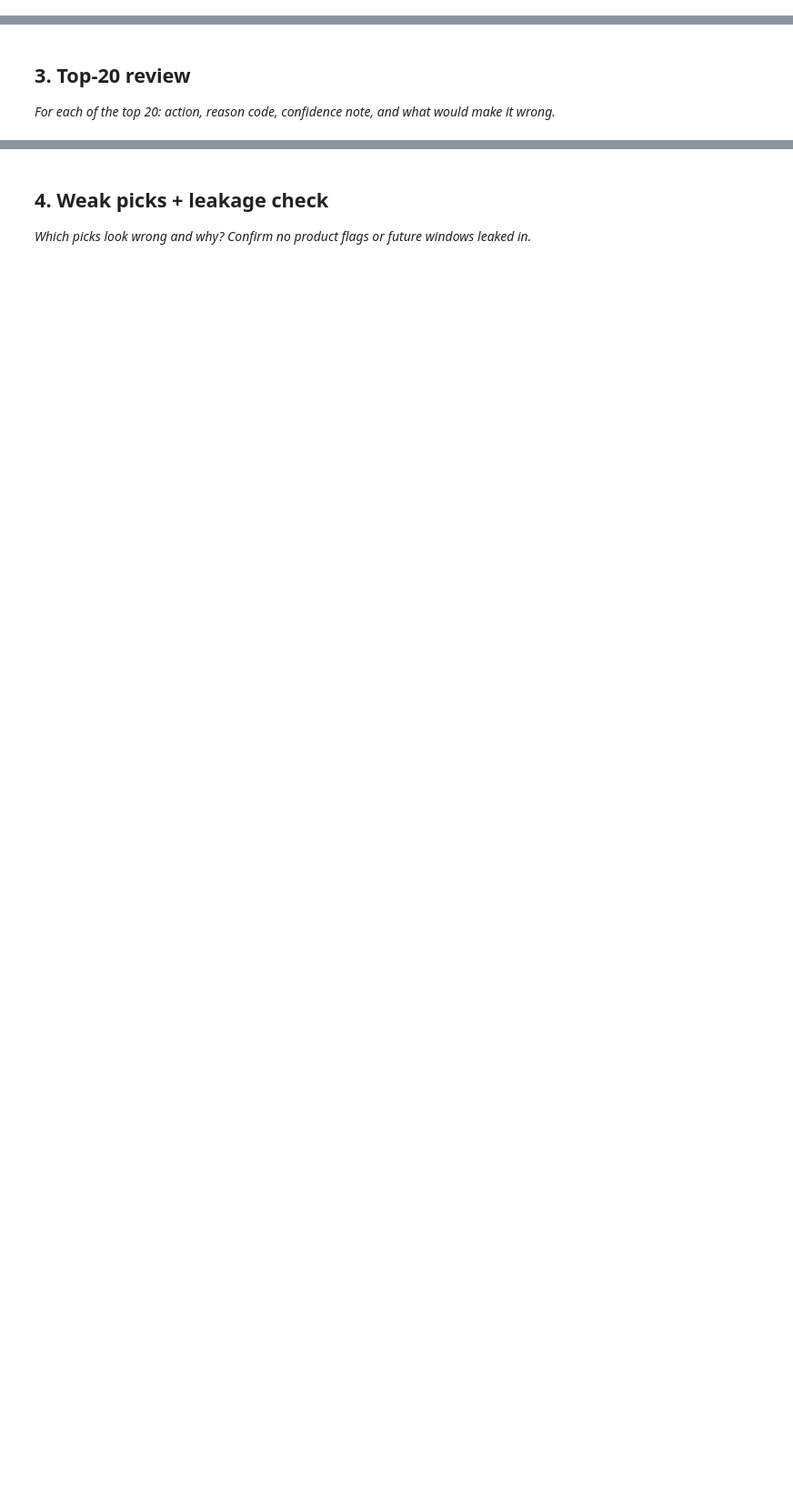
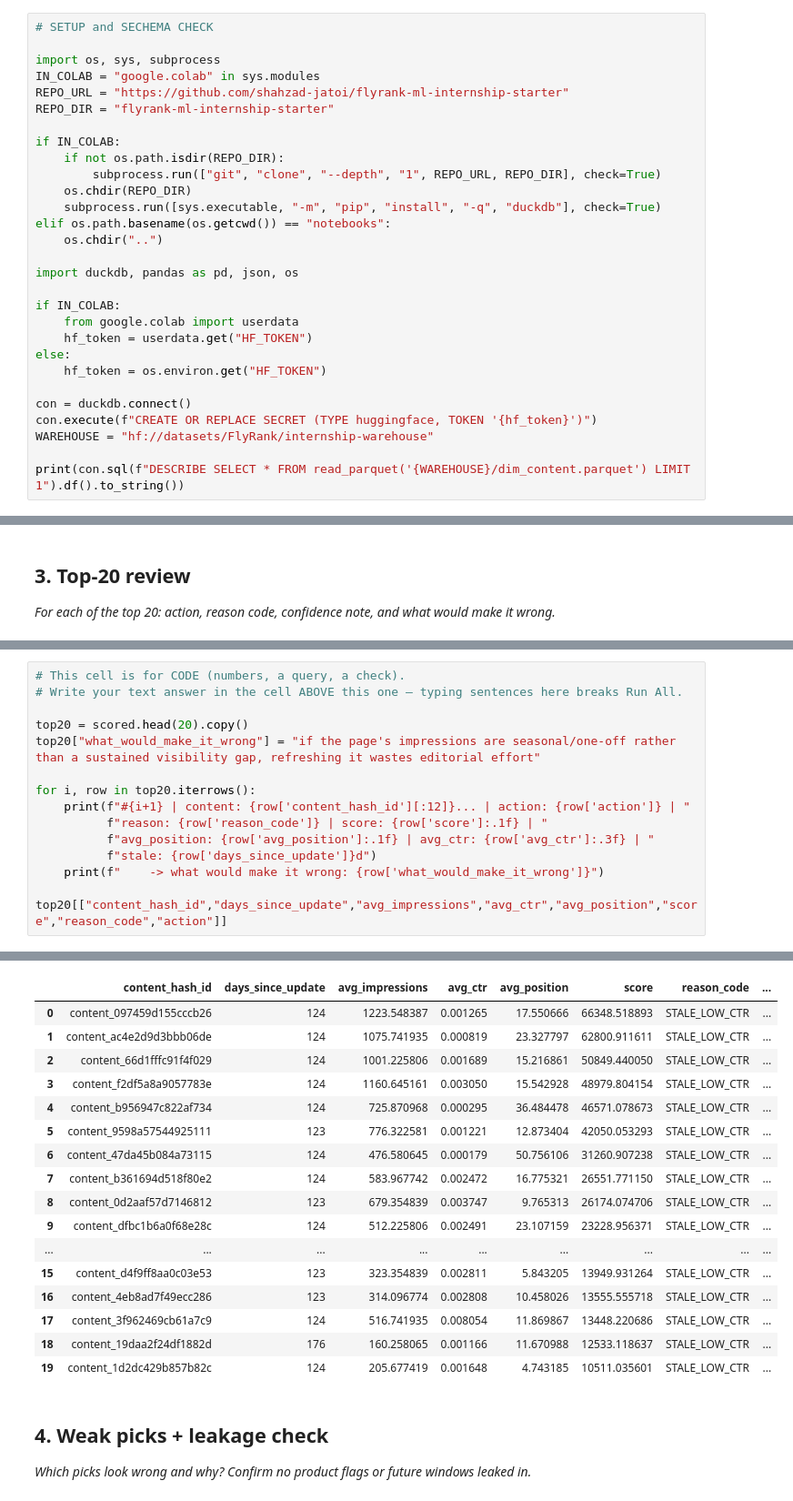
Before and after one commit to shahzad-jatoi/flyrank-ml-internship-starter, a Jupyter notebook: work/notebooks/w04_baseline_score.ipynb, the cells around one changed output, grey strips where cells are left out. Shown at 91% size. Saved outputs shown, nothing was run; the diff lists cells and outputs as text; blank space fills up the shorter version.

```diff
--- a/work/notebooks/w04_baseline_score.ipynb
+++ b/work/notebooks/w04_baseline_score.ipynb
@@ -15,0 +11,29 @@ This skeleton is yours to fill. Work the sections **in order** — each one has
+# %%
+# SETUP and SECHEMA CHECK
+
+import os, sys, subprocess
+IN_COLAB = "google.colab" in sys.modules
+REPO_URL = "https://github.com/shahzad-jatoi/flyrank-ml-internship-starter"
+REPO_DIR = "flyrank-ml-internship-starter"
+
+if IN_COLAB:
+    if not os.path.isdir(REPO_DIR):
+        subprocess.run(["git", "clone", "--depth", "1", REPO_URL, REPO_DIR], check=True)
+    os.chdir(REPO_DIR)
+    subprocess.run([sys.executable, "-m", "pip", "install", "-q", "duckdb"], check=True)
+elif os.path.basename(os.getcwd()) == "notebooks":
+    os.chdir("..")
+
+import duckdb, pandas as pd, json, os
+
+if IN_COLAB:
+    from google.colab import userdata
+    hf_token = userdata.get("HF_TOKEN")
+else:
+    hf_token = os.environ.get("HF_TOKEN")
+
+con = duckdb.connect()
+con.execute(f"CREATE OR REPLACE SECRET (TYPE huggingface, TOKEN '{hf_token}')")
+WAREHOUSE = "hf://datasets/FlyRank/internship-warehouse"
+
+print(con.sql(f"DESCRIBE SELECT * FROM read_parquet('{WAREHOUSE}/dim_content.parquet') LIMIT 1").df().to_string())
@@ -29,0 +182,16 @@ This skeleton is yours to fill. Work the sections **in order** — each one has
+# %%
+# This cell is for CODE (numbers, a query, a check).
+# Write your text answer in the cell ABOVE this one — typing sentences here breaks Run All.
+
+top20 = scored.head(20).copy()
+top20["what_would_make_it_wrong"] = "if the page's impressions are seasonal/one-off rather than a sustained visibility gap, refreshing it wastes editorial effort"
+
+for i, row in top20.iterrows():
+    print(f"#{i+1} | content: {row['content_hash_id'][:12]}... | action: {row['action']} | "
+          f"reason: {row['reason_code']} | score: {row['score']:.1f} | "
+          f"avg_position: {row['avg_position']:.1f} | avg_ctr: {row['avg_ctr']:.3f} | "
+          f"stale: {row['days_since_update']}d")
+    print(f"    -> what would make it wrong: {row['what_would_make_it_wrong']}")
+
+top20[["content_hash_id","days_since_update","avg_impressions","avg_ctr","avg_position","score","reason_code","action"]]
+# %% [output]
@@ -30,3 +215,20 @@ This skeleton is yours to fill. Work the sections **in order** — each one has
+|  | content_hash_id | days_since_update | avg_impressions | avg_ctr | avg_position | score | reason_code | ... |
+| 0 | content_097459d155cccb26 | 124 | 1223.548387 | 0.001265 | 17.550666 | 66348.518893 | STALE_LOW_CTR | ... |
+| 1 | content_ac4e2d9d3bbb06de | 124 | 1075.741935 | 0.000819 | 23.327797 | 62800.911611 | STALE_LOW_CTR | ... |
+| 2 | content_66d1fffc91f4f029 | 124 | 1001.225806 | 0.001689 | 15.216861 | 50849.440050 | STALE_LOW_CTR | ... |
+| 3 | content_f2df5a8a9057783e | 124 | 1160.645161 | 0.003050 | 15.542928 | 48979.804154 | STALE_LOW_CTR | ... |
+| 4 | content_b956947c822af734 | 124 | 725.870968 | 0.000295 | 36.484478 | 46571.078673 | STALE_LOW_CTR | ... |
+| 5 | content_9598a57544925111 | 123 | 776.322581 | 0.001221 | 12.873404 | 42050.053293 | STALE_LOW_CTR | ... |
+| 6 | content_47da45b084a73115 | 124 | 476.580645 | 0.000179 | 50.756106 | 31260.907238 | STALE_LOW_CTR | ... |
+| 7 | content_b361694d518f80e2 | 124 | 583.967742 | 0.002472 | 16.775321 | 26551.771150 | STALE_LOW_CTR | ... |
+| 8 | content_0d2aaf57d7146812 | 123 | 679.354839 | 0.003747 | 9.765313 | 26174.074706 | STALE_LOW_CTR | ... |
+| 9 | content_dfbc1b6a0f68e28c | 124 | 512.225806 | 0.002491 | 23.107159 | 23228.956371 | STALE_LOW_CTR | ... |
+| ... | ... | ... | ... | ... | ... | ... | ... | ... |
+| 15 | content_d4f9ff8aa0c03e53 | 123 | 323.354839 | 0.002811 | 5.843205 | 13949.931264 | STALE_LOW_CTR | ... |
+| 16 | content_4eb8ad7f49ecc286 | 123 | 314.096774 | 0.002808 | 10.458026 | 13555.555718 | STALE_LOW_CTR | ... |
+| 17 | content_3f962469cb61a7c9 | 124 | 516.741935 | 0.008054 | 11.869867 | 13448.220686 | STALE_LOW_CTR | ... |
+| 18 | content_19daa2f24df1882d | 176 | 160.258065 | 0.001166 | 11.670988 | 12533.118637 | STALE_LOW_CTR | ... |
+| 19 | content_1d2dc429b857b82c | 124 | 205.677419 | 0.001648 | 4.743185 | 10511.035601 | STALE_LOW_CTR | ... |
 # %% [markdown]
 ## 4. Weak picks + leakage check
 
```
Also changed, not shown: parts of 13 cells of this notebook.
